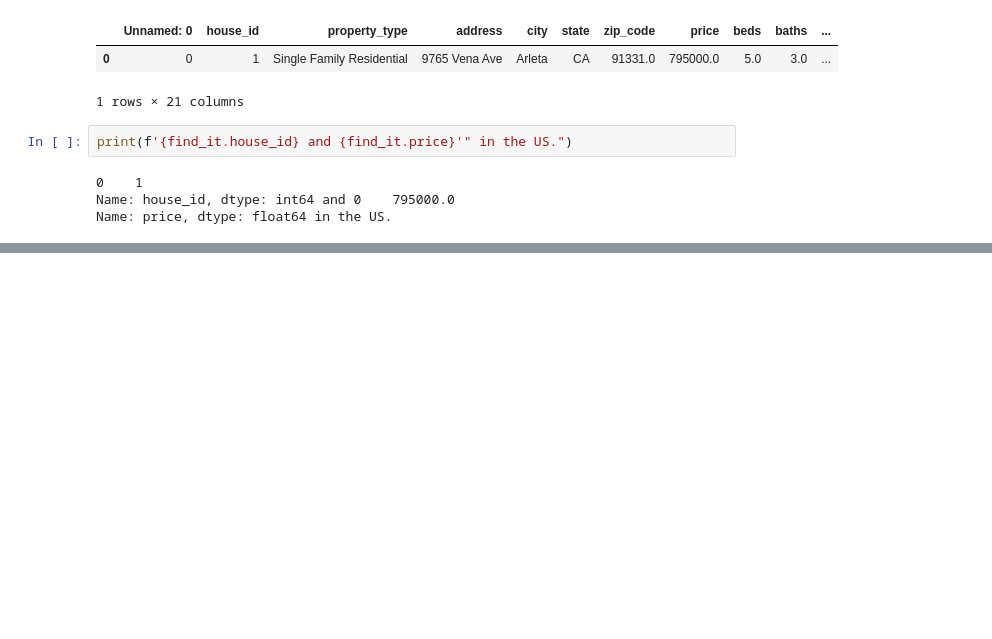
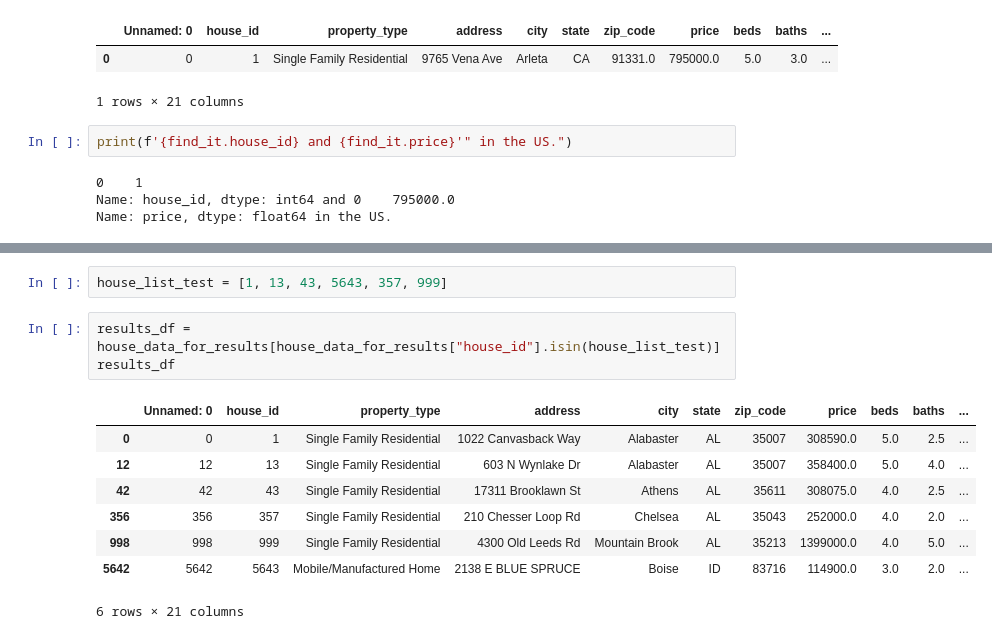
Before and after one commit to aaronrotman/house-finder, a Jupyter notebook: the_magic-cynthias-version-to-avoid-git-hell.ipynb, the cells around one changed output, grey strips where cells are left out. Cells and saved outputs as stored; diff of their text form; blank space fills up the shorter version.

```diff
--- a/the_magic-cynthias-version-to-avoid-git-hell.ipynb
+++ b/the_magic-cynthias-version-to-avoid-git-hell.ipynb
@@ -181 +199,15 @@ house_data_for_results.head()
 5 rows × 21 columns
+# %%
+house_list_test = [1, 13, 43, 5643, 357, 999]
+# %%
+results_df = house_data_for_results[house_data_for_results["house_id"].isin(house_list_test)]
+results_df
+# %% [output]
+|  | Unnamed: 0 | house_id | property_type | address | city | state | zip_code | price | beds | baths | ... |
+| 0 | 0 | 1 | Single Family Residential | 1022 Canvasback Way | Alabaster | AL | 35007 | 308590.0 | 5.0 | 2.5 | ... |
+| 12 | 12 | 13 | Single Family Residential | 603 N Wynlake Dr | Alabaster | AL | 35007 | 358400.0 | 5.0 | 4.0 | ... |
+| 42 | 42 | 43 | Single Family Residential | 17311 Brooklawn St | Athens | AL | 35611 | 308075.0 | 4.0 | 2.5 | ... |
+| 356 | 356 | 357 | Single Family Residential | 210 Chesser Loop Rd | Chelsea | AL | 35043 | 252000.0 | 4.0 | 2.0 | ... |
+| 998 | 998 | 999 | Single Family Residential | 4300 Old Leeds Rd | Mountain Brook | AL | 35213 | 1399000.0 | 4.0 | 5.0 | ... |
+| 5642 | 5642 | 5643 | Mobile/Manufactured Home | 2138 E BLUE SPRUCE | Boise | ID | 83716 | 114900.0 | 3.0 | 2.0 | ... |
+6 rows × 21 columns
```
Also changed, not shown: parts of 10 cells of this notebook.
